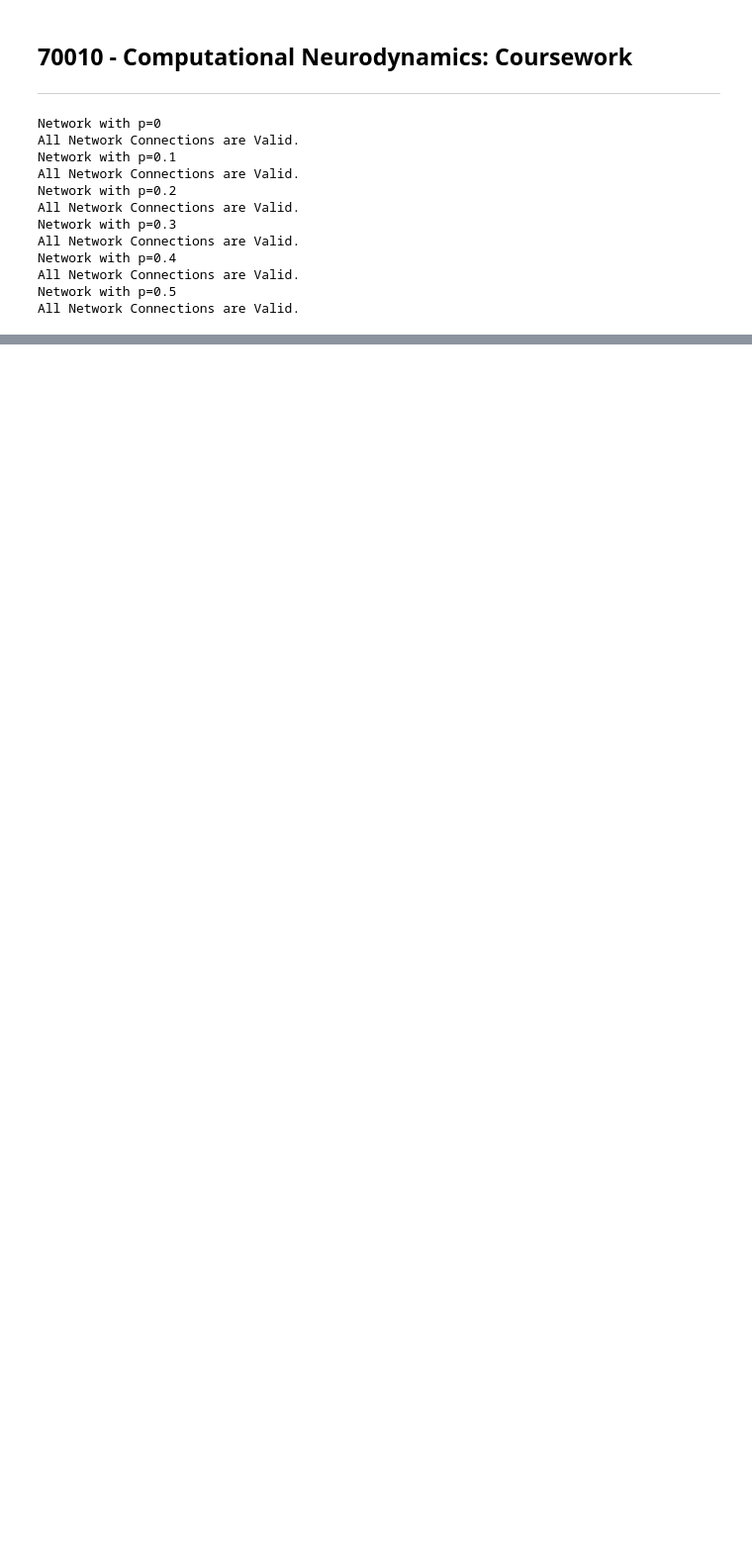
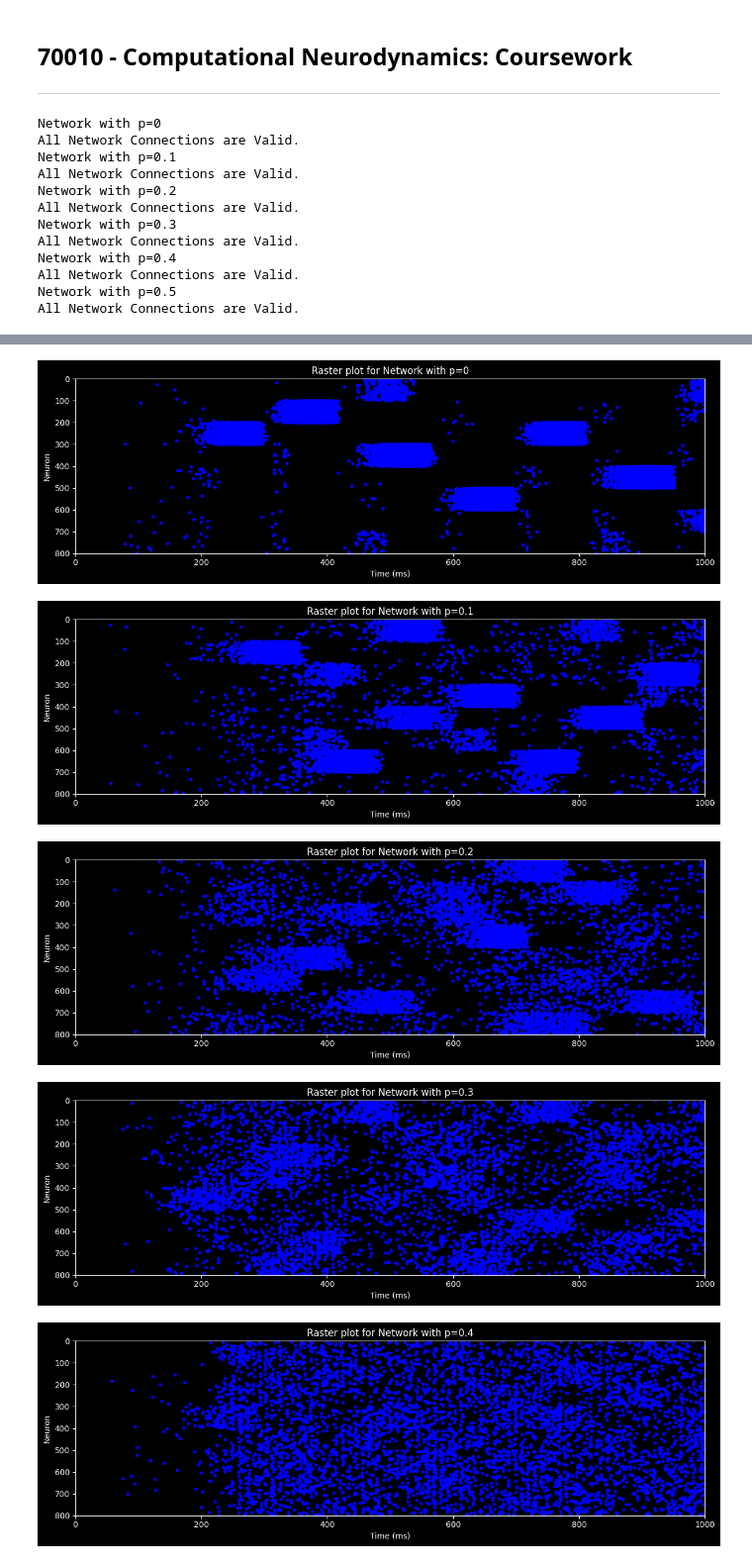
Before and after one commit to belfioreasia/small-world-Izhikevich-network, a Jupyter notebook: 70010_coursework.ipynb, the cells around one changed output, grey strips where cells are left out. Shown at 99% size. Cells and saved outputs as stored; diff of their text form; code cells hidden in the pictures; blank space fills up the shorter version.

Commit message:
Added comments and function descriptions. Fixed plotting error for task b.

```diff
--- a/70010_coursework.ipynb
+++ b/70010_coursework.ipynb
@@ -300,0 +371,10 @@ for net in networks_by_p:
+# %%
+# b) Plot raster plot
+for net in networks_by_p:
+    net.plot_raster(T=1000)
+# %% [output]
+[figure, added]
+[figure, added]
+[figure, added]
+[figure, added]
+[figure, added]
```
Also changed, not shown: parts of 5 cells of this notebook.
